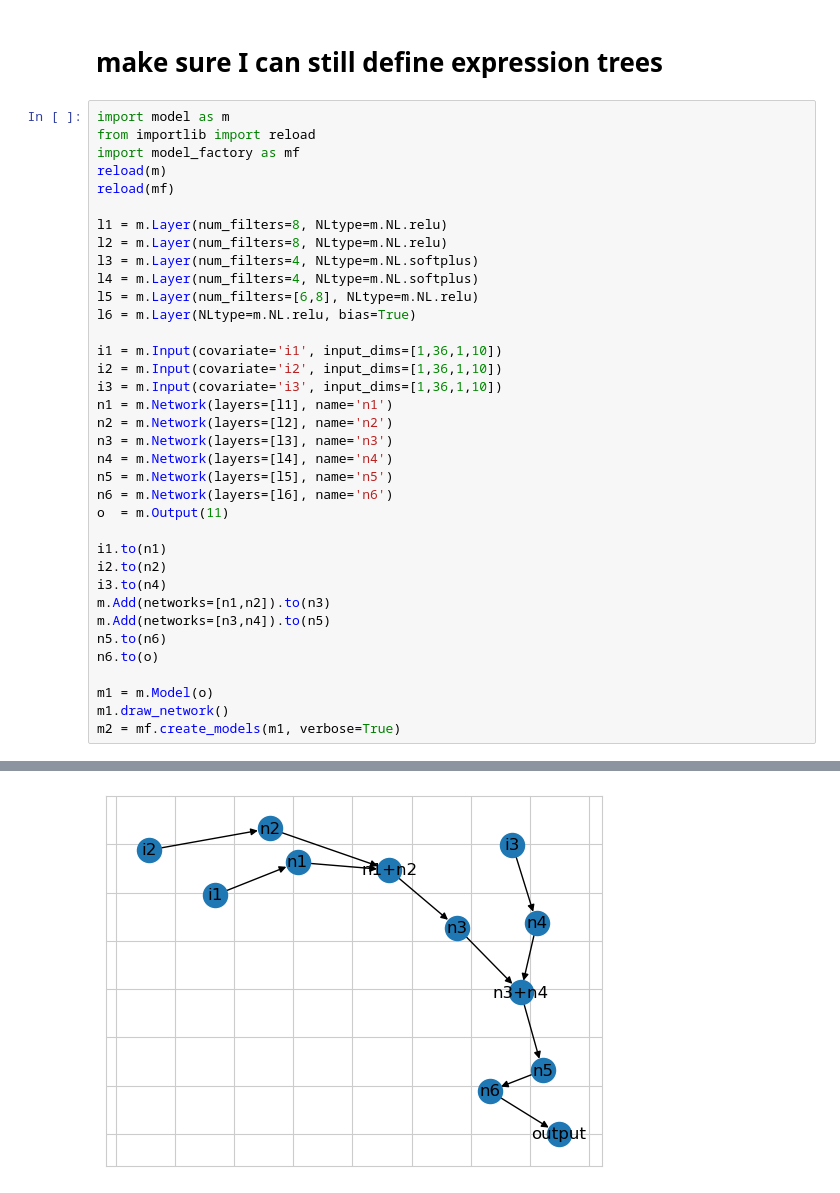
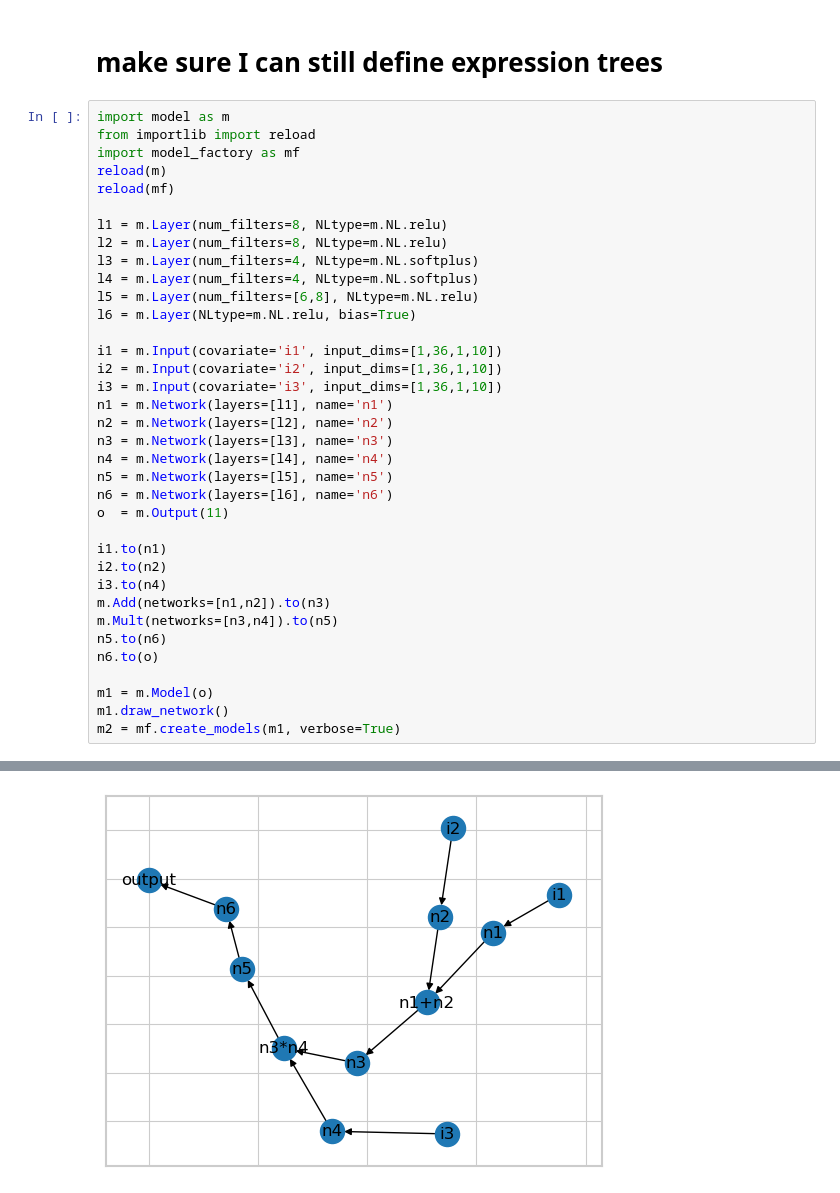
Before and after one commit to NeuroTheoryUMD/mattjac, a Jupyter notebook: v1/try_models.ipynb, the cells around one changed output, grey strips where cells are left out. Saved outputs shown, nothing was run; the diff lists cells and outputs as text.

Commit message:
Fixed bug in Mult. Fixed bug to not be able to handle datasets of different lengths.

```diff
--- a/v1/try_models.ipynb
+++ b/v1/try_models.ipynb
@@ -475,7 +508,7 @@ i1.to(n1)
 i2.to(n2)
 i3.to(n4)
 m.Add(networks=[n1,n2]).to(n3)
-m.Add(networks=[n3,n4]).to(n5)
+m.Mult(networks=[n3,n4]).to(n5)
 n5.to(n6)
 n6.to(o)
 
@@ -495,12 +528,12 @@ n3 --> +
 Network Network name=n3 4, len(layers)=1, inputs=
 n1+n2 --> n3
 Add Add name=+ 3
 ... (290 lines left out)
                  'pos_constraint': False,
                  'reg_vals': {},
                  'weights_initializer': 'xavier_uniform'}],
  'xstim_n': None}
-[figure, old version]
+[figure, new version]
 # %%
 m2[0].draw_network()
 # %% [output]
```
Also changed, not shown: parts of 9 cells of this notebook, 2 other files.
